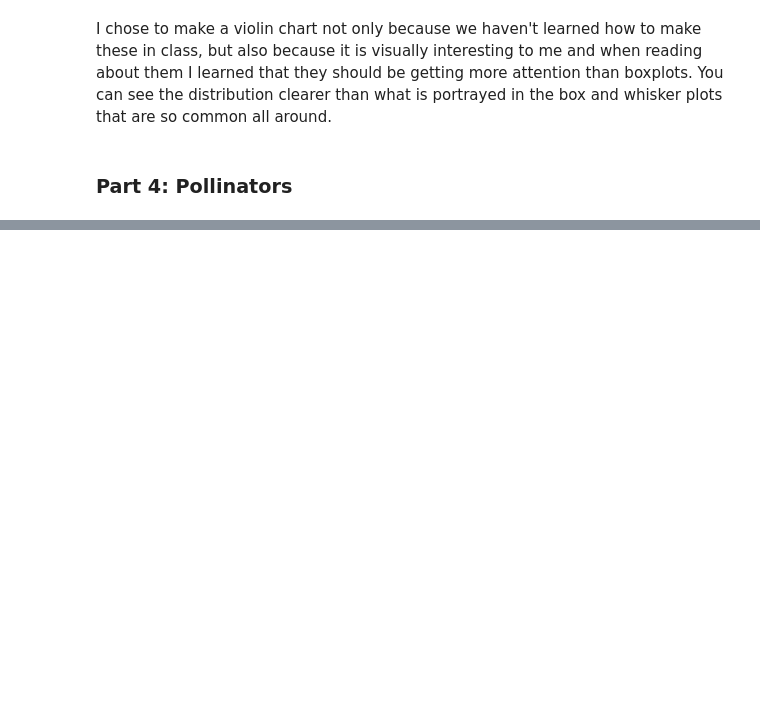
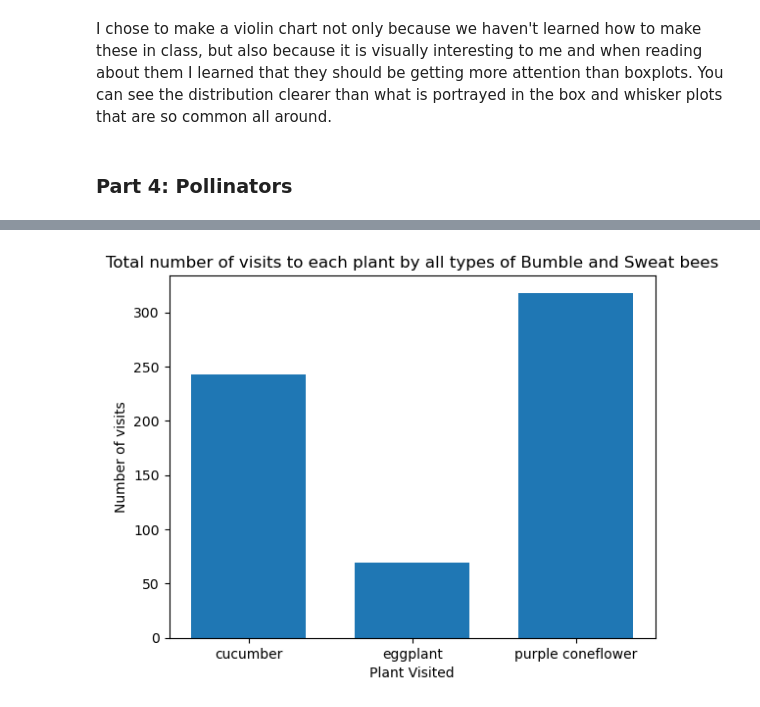
Before and after one commit to codyho22/DS4200, a Jupyter notebook: hw 3b/hw3b.ipynb, the cells around one changed output, grey strips where cells are left out. Saved outputs shown, nothing was run; the diff lists cells and outputs as text; code cells hidden in the pictures; blank space fills up the shorter version.

```diff
--- a/hw 3b/hw3b.ipynb
+++ b/hw 3b/hw3b.ipynb
@@ -163,0 +200,10 @@ visits to purple coneflower: Quantitative
+# %%
+# polished bar chart
+fig, axs = plt.subplots()
+axs.bar(x, y, width=0.7)
+plt.xlabel('Plant Visited')
+plt.ylabel('Number of visits')
+plt.title('Total number of visits to each plant by all types of Bumble and Sweat bees')
+plt.show()
+# %% [output]
+[figure, added]
```
Also changed, not shown: parts of 12 cells of this notebook.
